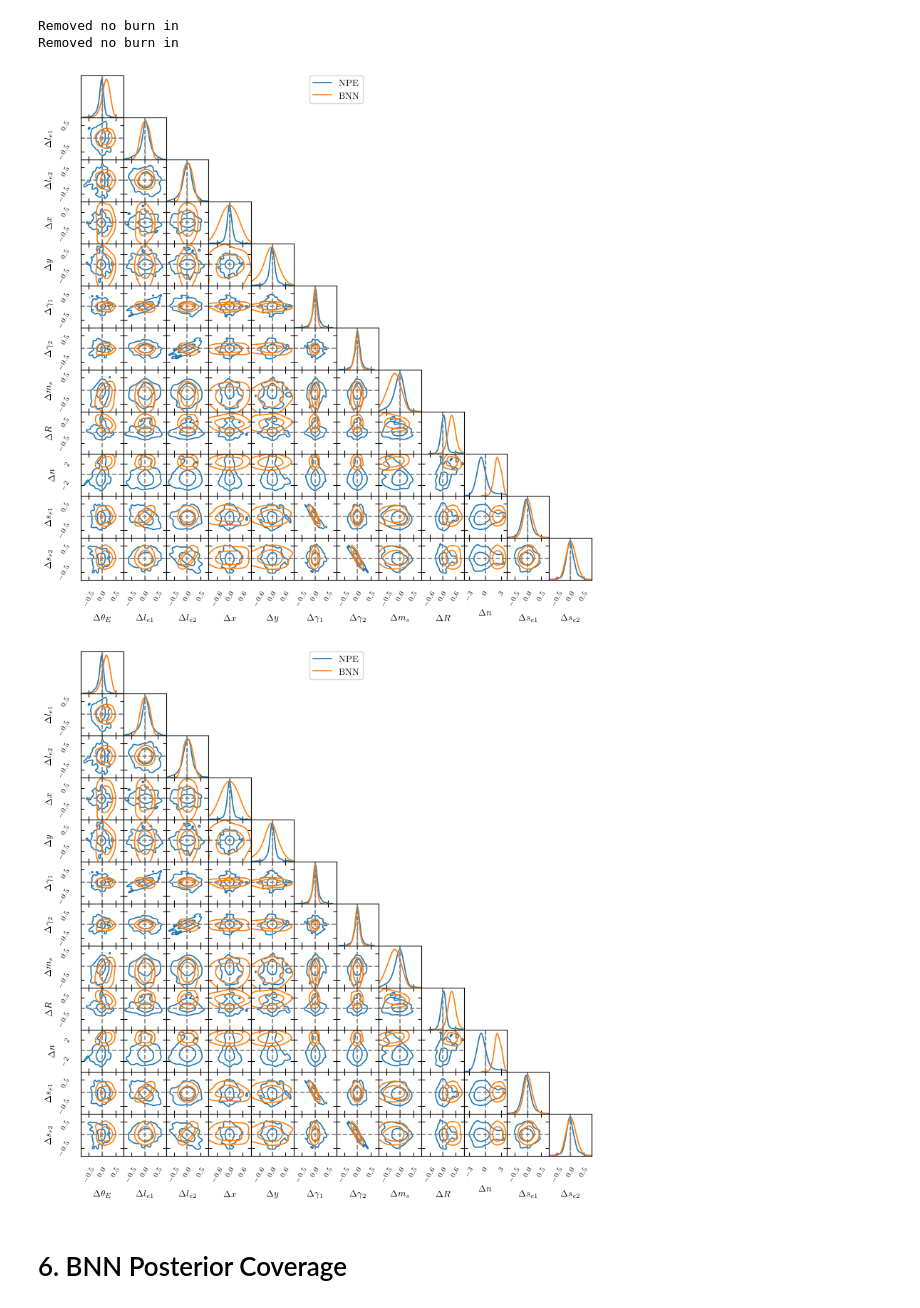
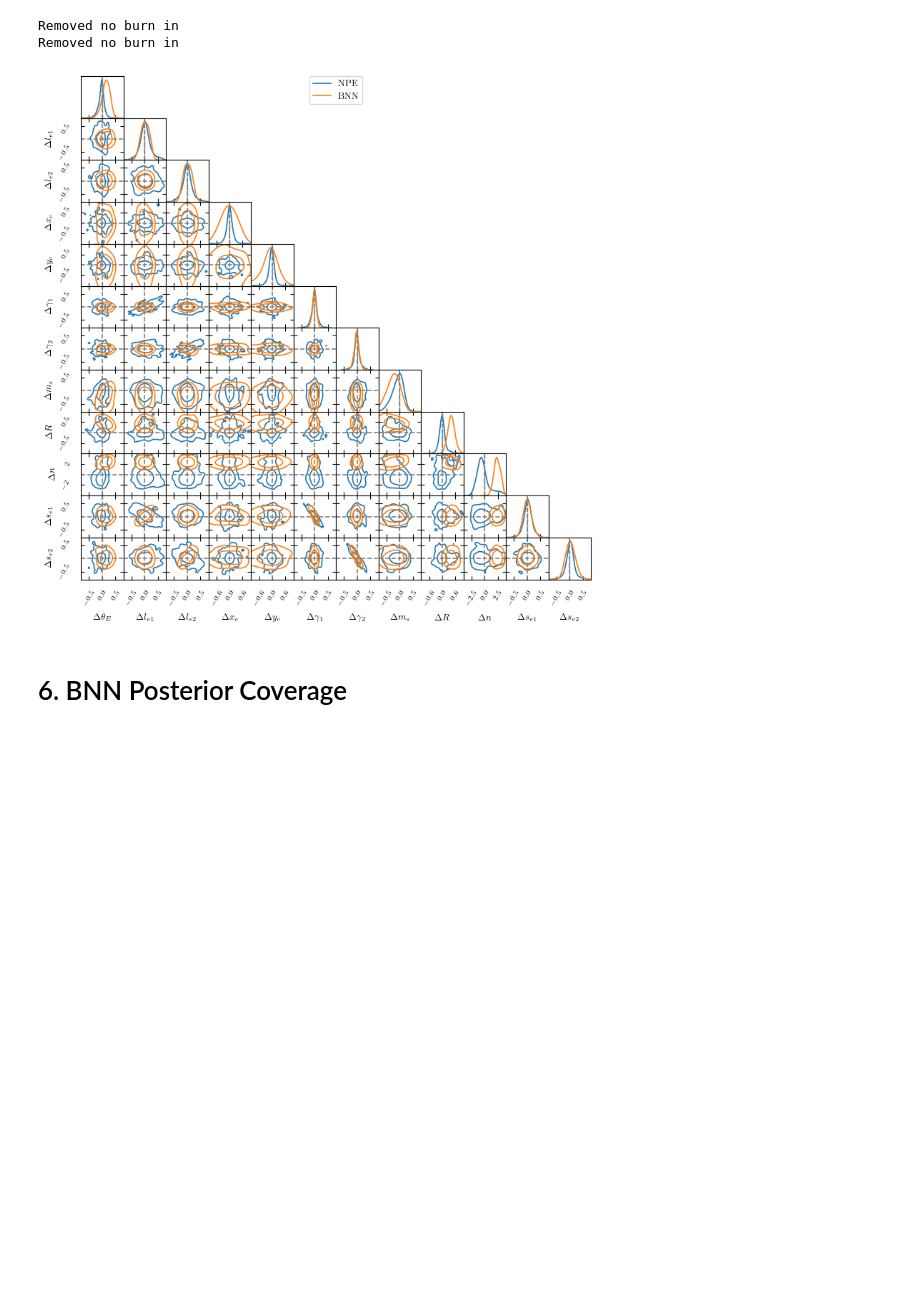
Before and after one commit to deepskies/DeepLensSBI, a Jupyter notebook: Analysis/12_param_analysis_notebook.ipynb, the cells around one changed output. Saved outputs shown, nothing was run; the diff lists cells and outputs as text; code cells hidden in the pictures; blank space fills up the shorter version.

```diff
--- a/Analysis/12_param_analysis_notebook.ipynb
+++ b/Analysis/12_param_analysis_notebook.ipynb
@@ -361,30 +328,29 @@ open_file = open(file_name, "wb")
 pickle.dump(SBC_arr, open_file)
 open_file.close()
 # %%
-file_name = "../SBI_WG/Jason/12_param_model_seed42_SBC.pkl"
+file_name = f"../SBI_WG/Jason/12_param_model_seed_{seed}_SBC.pkl"
 open_file = open(file_name, "rb")
 SBC_arr = pickle.load(open_file)
 open_file.close()
 
-ranks_42, dap_samples_42, check_stats_42 = SBC_arr
+ranks, dap_samples, check_stats = SBC_arr
 # %%
+print(f"kolmogorov-smirnov p-values \ncheck_stats['ks_pvals'] = {check_stats['ks_pvals'].cpu().numpy()}")
+print(f"c2st accuracies \ncheck_stats['c2st_ranks'] = {check_stats['c2st_ranks'].cpu().numpy()}")
+print(f"- c2st accuracies check_stats['c2st_dap'] = {check_stats['c2st_dap'].cpu().numpy()}")
 
-print(f"kolmogorov-smirnov p-values \ncheck_stats['ks_pvals'] = {check_stats_42['ks_pvals'].cpu().numpy()}")
-print(f"c2st accuracies \ncheck_stats['c2st_ranks'] = {check_stats_42['c2st_ranks'].cpu().numpy()}")
-print(f"- c2st accuracies check_stats['c2st_dap'] = {check_stats_42['c2st_dap'].cpu().numpy()}")
+parameter_labels=[r'$\theta_E$',r'$l_{e1}$',r'$l_{e2}$',r'$x_c$',r'$y_c$',r'$\gamma_1$',r'$\gamma_2$',r'$m_s$',r'$R$',r'$n$',r'$s_{e1}$',r'$s_{e2}$']
 
-parameter_labels=[r'$\theta_E$',r'$l_{e1}$',r'$l_{e2}$',r'$x$',r'$y$',r'$\gamma_1$',r'$\gamma_2$',r'$m_s$',r'$R$',r'$n$',r'$s_{e1}$',r'$s_{e2}$']
-
-f,ax=sbc_rank_plot(ranks=ranks_42.cpu(),num_posterior_samples=num_posterior_samples,
+f,ax=sbc_rank_plot(ranks=ranks.cpu(),num_posterior_samples=num_posterior_samples,
              plot_type="hist",
              num_bins=None, parameter_labels=parameter_labels, ranks_labels=[''], figsize = (8,6))
-plt.suptitle('Seed 42')
+plt.suptitle(f'Seed {seed}')
 plt.tight_layout()
-plt.savefig('12_param_npe_pos_42_sbc_hist.pdf', format='pdf')
+plt.savefig(f'12_param_npe_pos_{seed}_sbc_hist.pdf', format='pdf')
 
-f, ax = sbc_rank_plot(ranks_42.cpu(), num_sbc_runs, plot_type = "cdf", parameter_labels=parameter_labels, figsize = (5,5))
-plt.title('Seed 42')
+f, ax = sbc_rank_plot(ranks.cpu(), num_sbc_runs, plot_type = "cdf", parameter_labels=parameter_labels, figsize = (5,5))
+plt.title(f'Seed {seed}')
 plt.tight_layout()
-plt.savefig('12_param_npe_pos_42_sbc_cdf.pdf', format='pdf')
+plt.savefig(f'12_param_npe_pos_{seed}_sbc_cdf.pdf', format='pdf')
 # %% [output]
 kolmogorov-smirnov p-values
@@ -734,7 +639,7 @@ pickle.dump(array_dump, open_file)
 open_file.close()
 # %%
 import pickle
-file_name = "12_parameter_npe_summary_seed42.pkl"
+file_name = f"12_parameter_npe_summary_seed_{seed}.pkl"
 open_file = open(file_name, "rb")
 array_dump = pickle.load(open_file)
 open_file.close()
@@ -916,45 +840,45 @@ SBI_norm_one = np.divide(max_cut_norm,np.percentile(max_cut_norm,84,axis=0) - np
 SBI_norm_one_ext = np.append(SBI_norm_one, SBI_max_like_arr[0,:test_number,:], axis=1)
 
 SBIsamples_plot_norm_one = MCSamples(samples=max_cut_ext,
-                            names = [r'\theta_E',r'l_{e1}',r'l_{e2}',r'x',r'y',r'\gamma_1',r'\gamma_2',r'm_s',r'R',r'n',r's_{e1}',r's_{e2}', r'\theta_E_t','le1_t','le2_t','x_t','y_t','g1_t','g2_t','smag_t','R_t','n_t','se1_t','se2_t'],
-                      labels = [r'\Delta \theta_E',r'\Delta l_{e1}',r'\Delta l_{e2}',r'\Delta x',r'\Delta y',r'\Delta \gamma_1',r'\Delta \gamma_2',r'\Delta m_s',r'\Delta R',r'\Delta n',r'\Delta s_{e1}',r'\Delta s_{e2}', r'\theta_E_t','le1_t','le2_t','x_t','y_t','g1_t','g2_t','smag_t','R_t','n_t','se1_t','se2_t'])
+                            names = [r'\theta_E',r'l_{e1}',r'l_{e2}',r'x_c',r'y_c',r'\gamma_1',r'\gamma_2',r'm_s',r'R',r'n',r's_{e1}',r's_{e2}', r'\theta_E_t','le1_t','le2_t','x_t','y_t','g1_t','g2_t','smag_t','R_t','n_t','se1_t','se2_t'],
+                      labels = [r'\Delta \theta_E',r'\Delta l_{e1}',r'\Delta l_{e2}',r'\Delta x_c',r'\Delta y_c',r'\Delta \gamma_1',r'\Delta \gamma_2',r'\Delta m_s',r'\Delta R',r'\Delta n',r'\Delta s_{e1}',r'\Delta s_{e2}', r'\theta_E_t','le1_t','le2_t','x_t','y_t','g1_t','g2_t','smag_t','R_t','n_t','se1_t','se2_t'])
 
 BNNsamples_plot_norm_one = MCSamples(samples=BNN_diff_ext,
-                            names = [r'\theta_E',r'l_{e1}',r'l_{e2}',r'x',r'y',r'\gamma_1',r'\gamma_2',r'm_s',r'R',r'n',r's_{e1}',r's_{e2}', r'\theta_E_t','le1_t','le2_t','x_t','y_t','g1_t','g2_t','smag_t','R_t','n_t','se1_t','se2_t'],
-                       labels = [r'\Delta \theta_E',r'\Delta l_{e1}',r'\Delta l_{e2}',r'\Delta x',r'\Delta y',r'\Delta \gamma_1',r'\Delta \gamma_2',r'\Delta m_s',r'\Delta R',r'\Delta n',r'\Delta s_{e1}',r'\Delta s_{e2}', r'\theta_E_t','le1_t','le2_t','x_t','y_t','g1_t','g2_t','smag_t','R_t','n_t','se1_t','se2_t'])
+                            names = [r'\theta_E',r'l_{e1}',r'l_{e2}',r'x_c',r'y_c',r'\gamma_1',r'\gamma_2',r'm_s',r'R',r'n',r's_{e1}',r's_{e2}', r'\theta_E_t','le1_t','le2_t','x_t','y_t','g1_t','g2_t','smag_t','R_t','n_t','se1_t','se2_t'],
+                       labels = [r'\Delta \theta_E',r'\Delta l_{e1}',r'\Delta l_{e2}',r'\Delta x_c',r'\Delta y_c',r'\Delta \gamma_1',r'\Delta \gamma_2',r'\Delta m_s',r'\Delta R',r'\Delta n',r'\Delta s_{e1}',r'\Delta s_{e2}', r'\theta_E_t','le1_t','le2_t','x_t','y_t','g1_t','g2_t','smag_t','R_t','n_t','se1_t','se2_t'])
 # %% [output]
 Removed no burn in
 Removed no burn in
 # %%
 sns.reset_defaults()
 # %%
+%matplotlib inline
 plot_pretty()
 rcParams.update({"text.usetex": True})
 rcParams['font.family'] = 'serif'
 
 g = plots.get_subplot_plotter(width_inch=8)
 g.settings.axes_fontsize=10
 g.settings.axes_labelsize=12
 g.settings.axis_tick_x_rotation=60
 g.settings.axis_tick_y_rotation=60
 g.settings.scaling_factor = 1
 g.settings.linewidth=1
 g.settings.title_limit_labels = False
 g.settings.title_limit_fontsize = 8
-g.triangle_plot([SBIsamples_plot_norm_one, BNNsamples_plot_norm_one],[r'\theta_E',r'l_{e1}',r'l_{e2}',r'x',r'y',r'\gamma_1',r'\gamma_2',r'm_s',r'R',r'n',r's_{e1}',r's_{e2}'], legend_labels=['NPE','BNN'],
+g.triangle_plot([SBIsamples_plot_norm_one, BNNsamples_plot_norm_one],[r'\theta_E',r'l_{e1}',r'l_{e2}',r'x_c',r'y_c',r'\gamma_1',r'\gamma_2',r'm_s',r'R',r'n',r's_{e1}',r's_{e2}'], legend_labels=['NPE','BNN'],
                 colors=['tab:blue','tab:orange'],
                 contour_lws=1.2,
                 line_args=[{'color':'tab:blue', 'lw':1},{'color':'tab:orange', 'lw':1}],
-                markers={r'\theta_E':0,r'l_{e1}':0,r'l_{e2}':0,r'x':0,r'y':0,r'\gamma_1':0,r'\gamma_2':0,r'm_s':0,r'R':0,r'n':0,r's_{e1}':0,r's_{e2}':0},
+                markers={r'\theta_E':0,r'l_{e1}':0,r'l_{e2}':0,r'x_c':0,r'y_c':0,r'\gamma_1':0,r'\gamma_2':0,r'm_s':0,r'R':0,r'n':0,r's_{e1}':0,r's_{e2}':0},
                 marker_args ={'lw':1.2},
-                param_limits = {r'\theta_E':[-0.8,0.8],r'l_{e1}':[-0.8,0.8],r'l_{e2}':[-0.8,0.8],r'x':[-1,1],r'y':[-1,1],r'\gamma_1':[-0.8,0.8],r'\gamma_2':[-0.8,0.8],r'm_s':[-0.8,0.8],r'R':[-1,1],r'n':[-4,4],r's_{e1}':[-0.8,0.8],r's_{e2}':[-0.8,0.8]},
+                param_limits = {r'\theta_E':[-0.8,0.8],r'l_{e1}':[-0.8,0.8],r'l_{e2}':[-0.8,0.8],r'x_c':[-1,1],r'y_c':[-1,1],r'\gamma_1':[-0.8,0.8],r'\gamma_2':[-0.8,0.8],r'm_s':[-0.8,0.8],r'R':[-1,1],r'n':[-4,4],r's_{e1}':[-0.8,0.8],r's_{e2}':[-0.8,0.8]},
                 title_limit=0)
 for i in range(len(g.subplots[0,:])):
   g.subplots[i,i].axvline(color='gray', ls='--', lw=1)
-plt.savefig('12_parameter_corner_42.pdf',format='pdf')
+plt.savefig(f'12_parameter_corner_{seed}.pdf',format='pdf')
 # %% [output]
-[figure, old version]
+[figure, new version]
-[figure, removed]
 # %% [markdown]
 # 6. BNN Posterior Coverage
 # %% [markdown]
```
Also changed, not shown: parts of 22 cells of this notebook.
